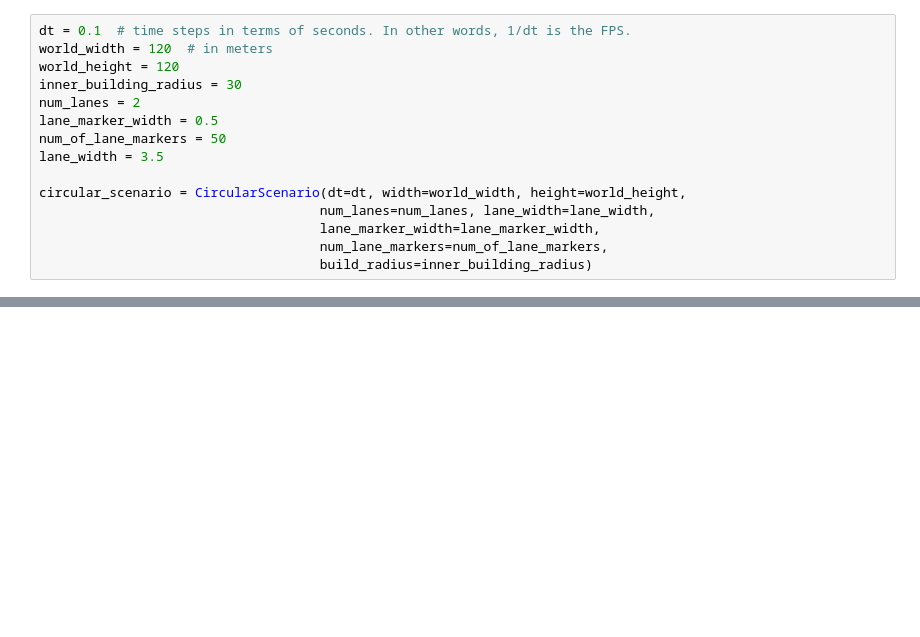
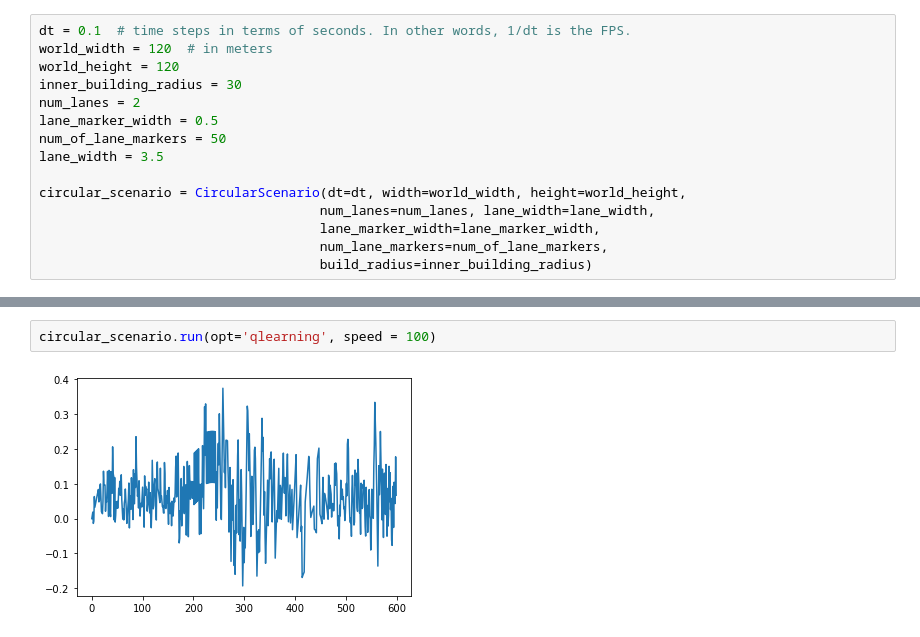
Before and after one commit to drkostas/Machine-Learning-Algorithms, a Jupyter notebook: Project5.ipynb, the cells around one changed output, grey strips where cells are left out. Drawn from its saved outputs; the diff is of its cells as text; blank space fills up the shorter version.

```diff
--- a/Project5.ipynb
+++ b/Project5.ipynb
@@ -401,0 +390,4 @@ Training epoch: 3902
+# %%
+circular_scenario.run(opt='qlearning', speed = 100)
+# %% [output]
+[figure, added]
```
Also changed, not shown: parts of 4 cells of this notebook, 3 other files.
